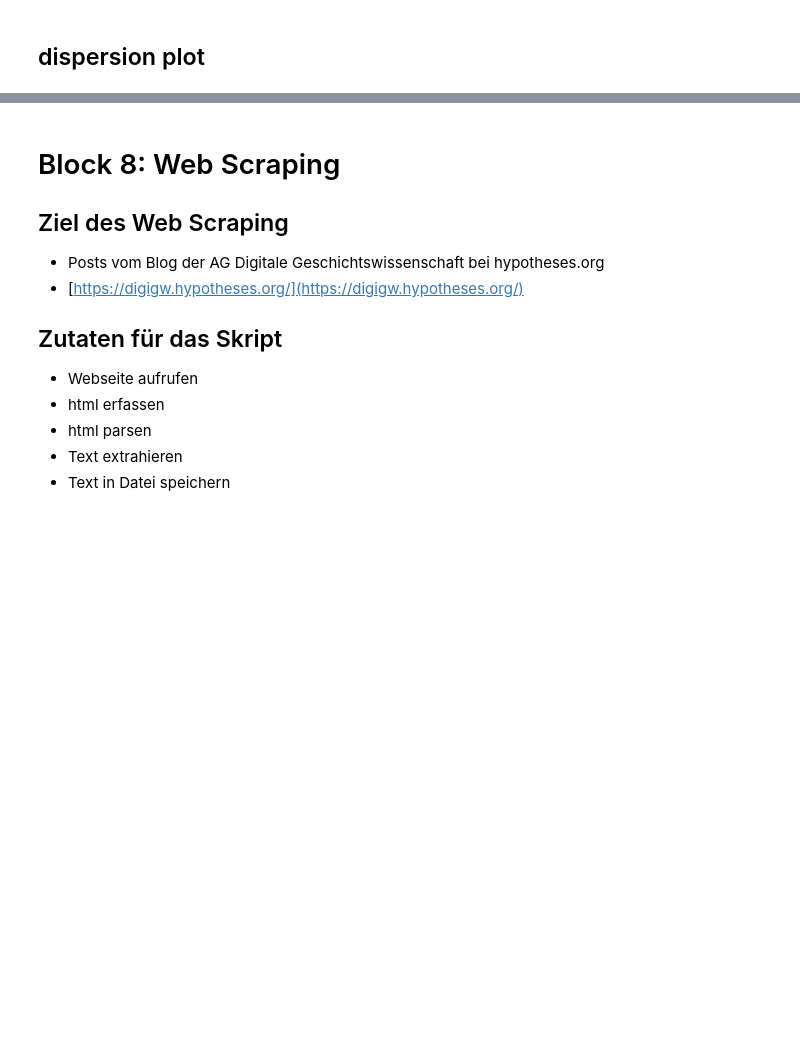
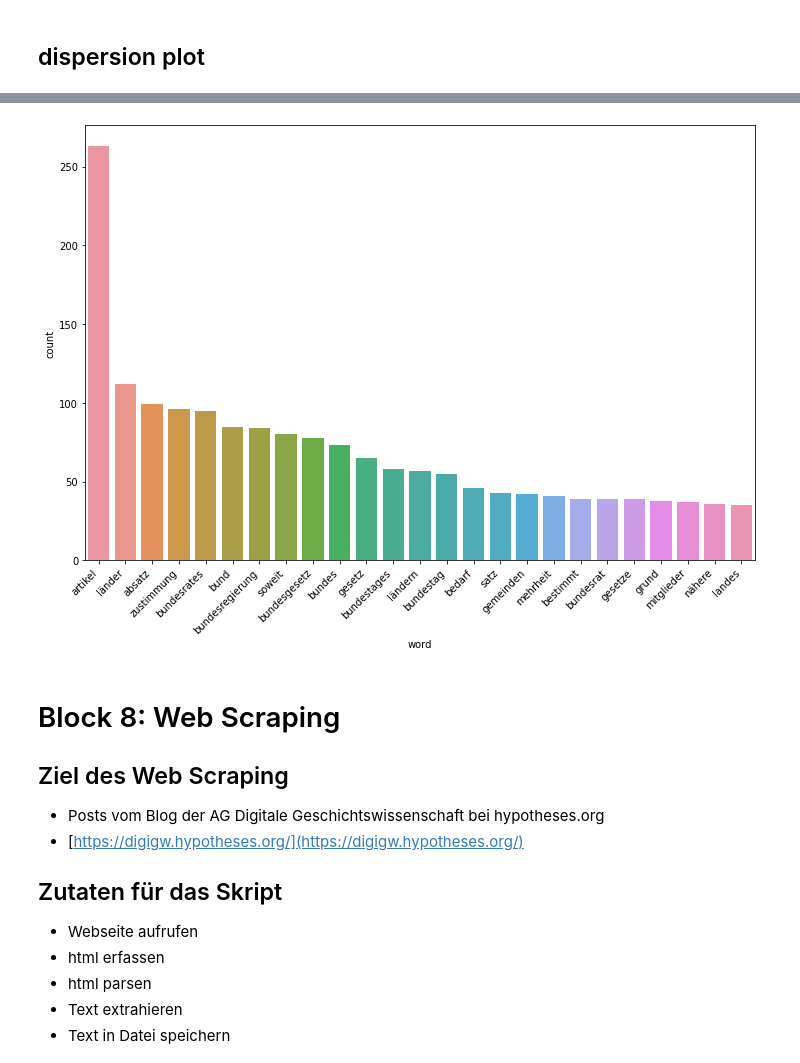
Before and after one commit to martindroege/python-basics-workshop, a Jupyter notebook: master-notebook-python-basics.ipynb, the cells around one changed output, grey strips where cells are left out. Saved outputs shown, nothing was run; the diff lists cells and outputs as text; code cells hidden in the pictures; blank space fills up the shorter version.

```diff
--- a/master-notebook-python-basics.ipynb
+++ b/master-notebook-python-basics.ipynb
@@ -545,8 +563,16 @@ print(remove_stopwords(grundgesetz_words)[:25])
+# %%
+import re
+
+RE_INT = re.compile(r'\d+')
+
+def remove_digit(text):
+    return re.sub(RE_INT, '', text)
 # %% [markdown]
 ## Funktionsaufrufe
 # %%
 grundgesetz = grundgesetz.lower()
 grundgesetz = remove_punctuation(grundgesetz)
+grundgesetz = remove_digit(grundgesetz)
 grundgesetz_words = grundgesetz.split()
 grundgesetz_words = remove_stopwords(grundgesetz_words)
 freq_sort(grundgesetz_words)[:25]
@@ -643,3 +685,14 @@ text.dispersion_plot(["artikel", "gesetz", "freiheit"])
+# %%
+df = pd.DataFrame(freq.items(), columns=['word', 'count'])
+df = df.sort_values(by='count', ascending=False)
+df_top_25 = df.head(25)
+# %%
+fig, ax = plt.subplots(figsize=(12,8))
+
+sns.barplot(x='word', y='count', data=df_top_25, ax=ax)
+ax.set_xticklabels(labels=df_top_25.loc[:, 'word'], rotation=45, ha='right');
+# %% [output]
+[figure, added]
 # %% [markdown]
 # Block 8: Web Scraping
 
```
Also changed, not shown: parts of 16 cells of this notebook, 9 other files.
